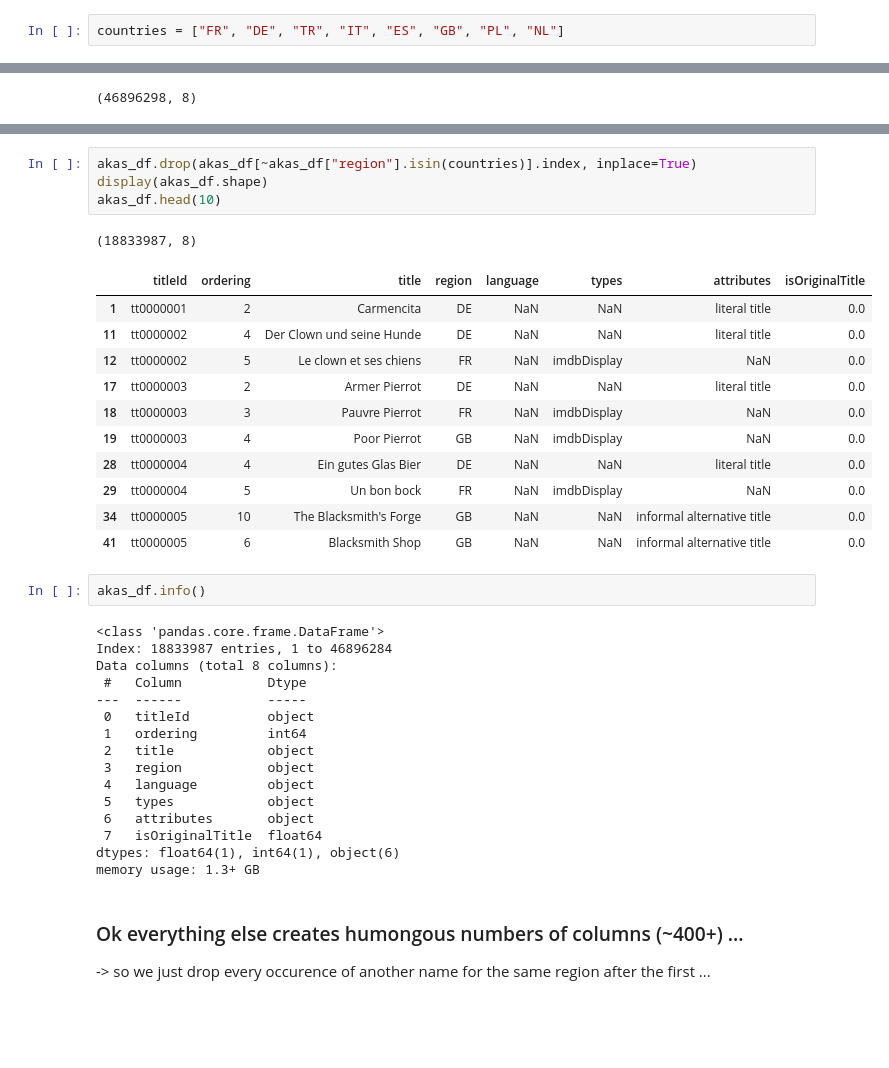
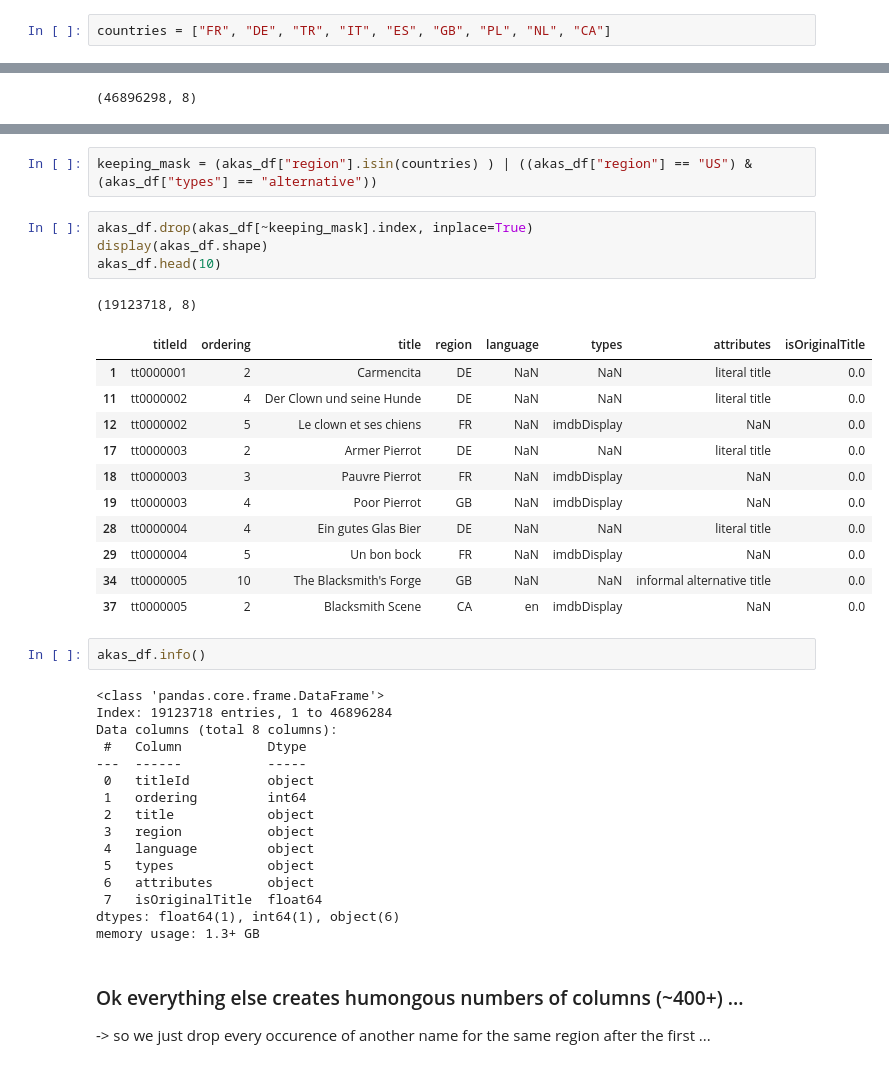
Before and after one commit to tk87-hono/data_analytics_24_4-Capstone_Movie_Group, a Jupyter notebook: akas_reduced_upload.ipynb, the cells around one changed output, grey strips where cells are left out. Saved outputs shown, nothing was run; the diff lists cells and outputs as text; blank space fills up the shorter version.

```diff
--- a/akas_reduced_upload.ipynb
+++ b/akas_reduced_upload.ipynb
@@ -88,7 +88,7 @@ countries = ["FR", "DE", "TR", "IT", "ES", "GB", "PL", "NL"]
 # %%
 del eu_df
 # %%
-countries = ["FR", "DE", "TR", "IT", "ES", "GB", "PL", "NL"]
+countries = ["FR", "DE", "TR", "IT", "ES", "GB", "PL", "NL", "CA"]
 # %% [markdown]
 ### Import AKAs and filter for the countries of interest
 # %%
@@ -122,28 +122,30 @@ Data columns (total 8 columns):
  7   isOriginalTitle  float64
 dtypes: float64(1), int64(1), object(6)
 memory usage: 2.8+ GB
+# %%
+keeping_mask = (akas_df["region"].isin(countries) ) | ((akas_df["region"] == "US") & (akas_df["types"] == "alternative"))
 # %%
-akas_df.drop(akas_df[~akas_df["region"].isin(countries)].index, inplace=True)
+akas_df.drop(akas_df[~keeping_mask].index, inplace=True)
 display(akas_df.shape)
 akas_df.head(10)
 # %% [output]
-(18833987, 8)
+(19123718, 8)
 |  | titleId | ordering | title | region | language | types | attributes | isOriginalTitle |
 | 1 | tt0000001 | 2 | Carmencita | DE | NaN | NaN | literal title | 0.0 |
 | 11 | tt0000002 | 4 | Der Clown und seine Hunde | DE | NaN | NaN | literal title | 0.0 |
 | 12 | tt0000002 | 5 | Le clown et ses chiens | FR | NaN | imdbDisplay | NaN | 0.0 |
 | 17 | tt0000003 | 2 | Armer Pierrot | DE | NaN | NaN | literal title | 0.0 |
 | 18 | tt0000003 | 3 | Pauvre Pierrot | FR | NaN | imdbDisplay | NaN | 0.0 |
 | 19 | tt0000003 | 4 | Poor Pierrot | GB | NaN | imdbDisplay | NaN | 0.0 |
 | 28 | tt0000004 | 4 | Ein gutes Glas Bier | DE | NaN | NaN | literal title | 0.0 |
 | 29 | tt0000004 | 5 | Un bon bock | FR | NaN | imdbDisplay | NaN | 0.0 |
 | 34 | tt0000005 | 10 | The Blacksmith's Forge | GB | NaN | NaN | informal alternative title | 0.0 |
-| 41 | tt0000005 | 6 | Blacksmith Shop | GB | NaN | NaN | informal alternative title | 0.0 |
+| 37 | tt0000005 | 2 | Blacksmith Scene | CA | en | imdbDisplay | NaN | 0.0 |
 # %%
 akas_df.info()
 # %% [output]
 <class 'pandas.core.frame.DataFrame'>
-Index: 18833987 entries, 1 to 46896284
+Index: 19123718 entries, 1 to 46896284
 Data columns (total 8 columns):
  #   Column           Dtype
 ---  ------           -----
```
Also changed, not shown: parts of 11 cells of this notebook, 1 other file.
